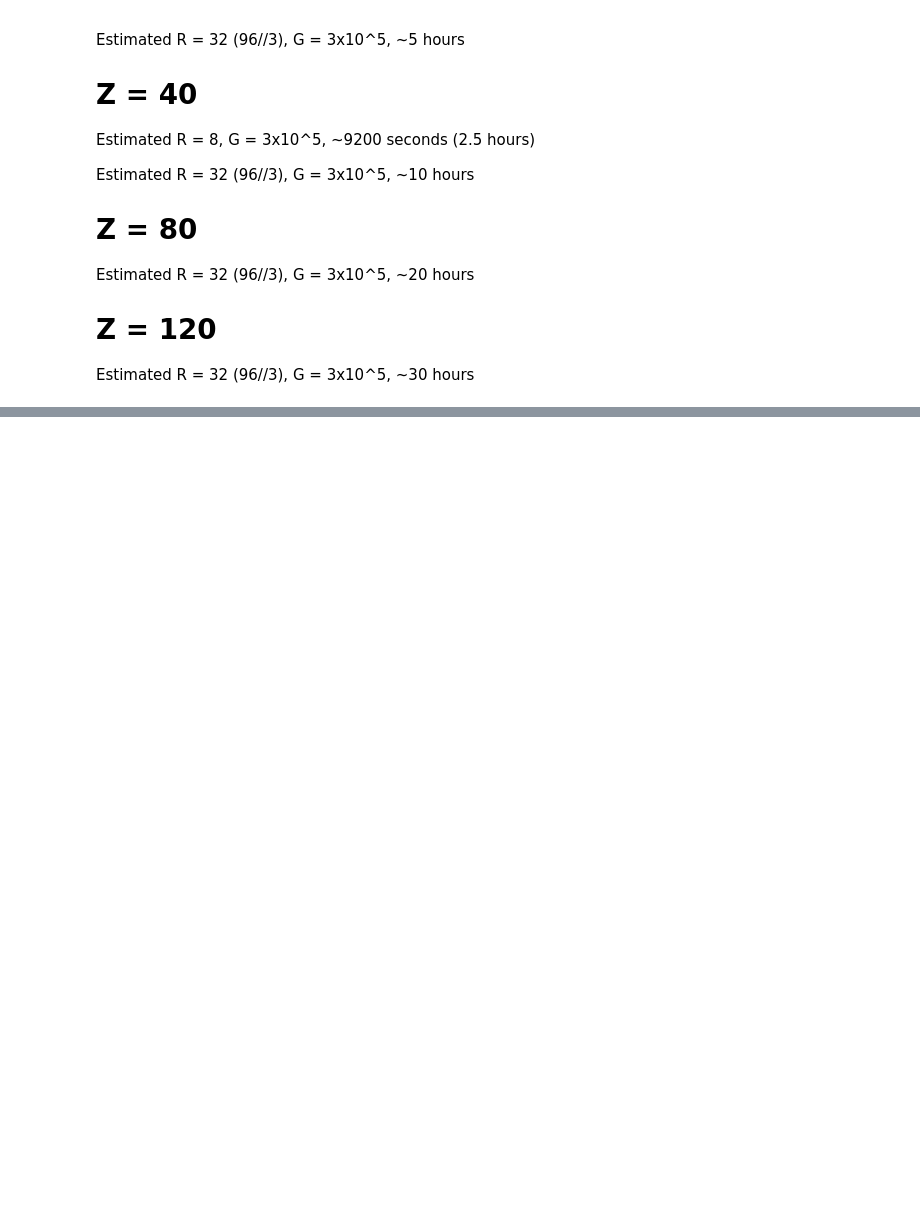
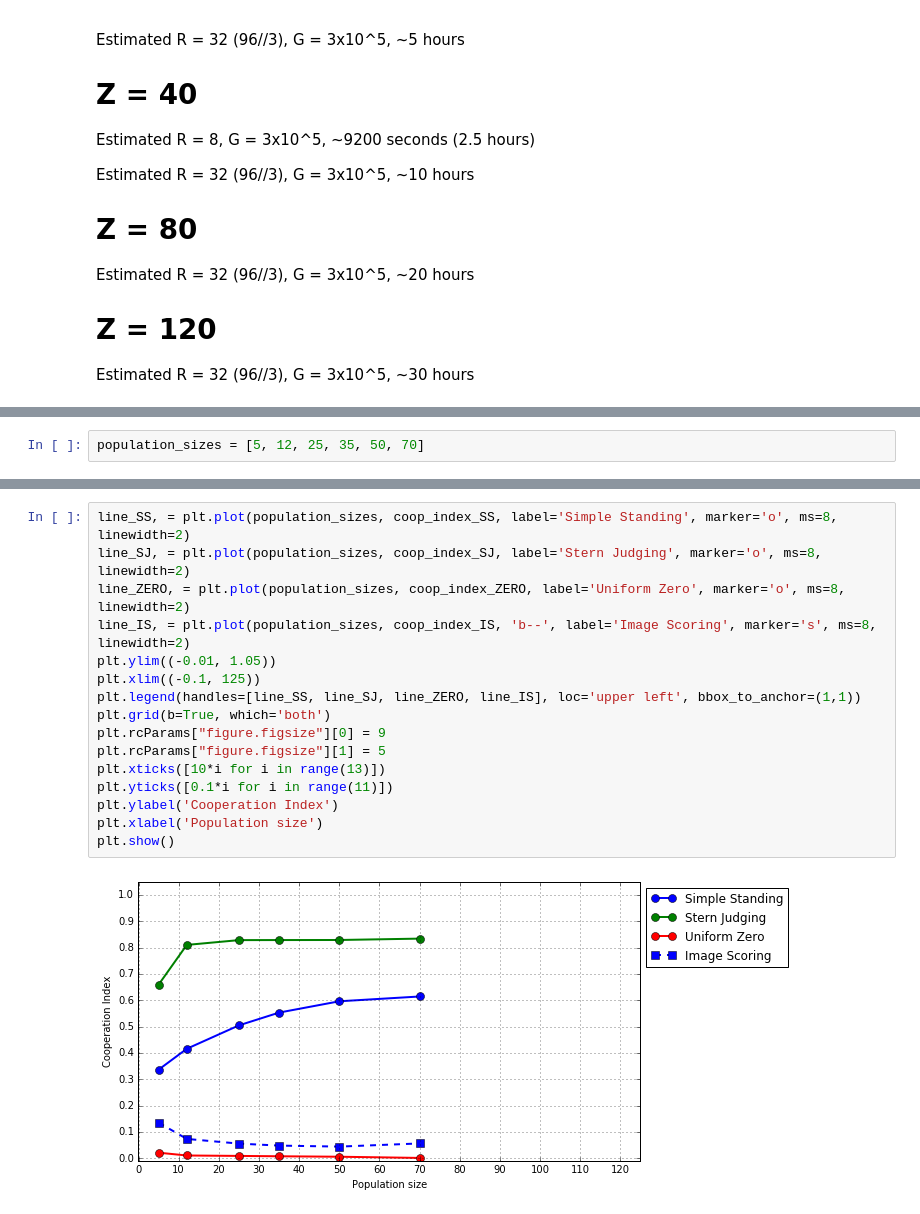
Before and after one commit to konradcybulski/GameTheory1041, a Jupyter notebook: Python_Resources/SimulationResultVerification.ipynb, the cells around one changed output, grey strips where cells are left out. Cells and saved outputs as stored; diff of their text form; blank space fills up the shorter version.

```diff
--- a/Python_Resources/SimulationResultVerification.ipynb
+++ b/Python_Resources/SimulationResultVerification.ipynb
@@ -176,0 +180,2 @@ Estimated R = 32 (96//3), G = 3x10^5, ~30 hours
+# %%
+population_sizes = [5, 12, 25, 35, 50, 70]
@@ -176,0 +218,18 @@ Estimated R = 32 (96//3), G = 3x10^5, ~30 hours
+# %%
+line_SS, = plt.plot(population_sizes, coop_index_SS, label='Simple Standing', marker='o', ms=8, linewidth=2)
+line_SJ, = plt.plot(population_sizes, coop_index_SJ, label='Stern Judging', marker='o', ms=8, linewidth=2)
+line_ZERO, = plt.plot(population_sizes, coop_index_ZERO, label='Uniform Zero', marker='o', ms=8, linewidth=2)
+line_IS, = plt.plot(population_sizes, coop_index_IS, 'b--', label='Image Scoring', marker='s', ms=8, linewidth=2)
+plt.ylim((-0.01, 1.05))
+plt.xlim((-0.1, 125))
+plt.legend(handles=[line_SS, line_SJ, line_ZERO, line_IS], loc='upper left', bbox_to_anchor=(1,1))
+plt.grid(b=True, which='both')
+plt.rcParams["figure.figsize"][0] = 9
+plt.rcParams["figure.figsize"][1] = 5
+plt.xticks([10*i for i in range(13)])
+plt.yticks([0.1*i for i in range(11)])
+plt.ylabel('Cooperation Index')
+plt.xlabel('Population size')
+plt.show()
+# %% [output]
+[figure, added]
```
Also changed, not shown: parts of 4 cells of this notebook, 42 other files.
